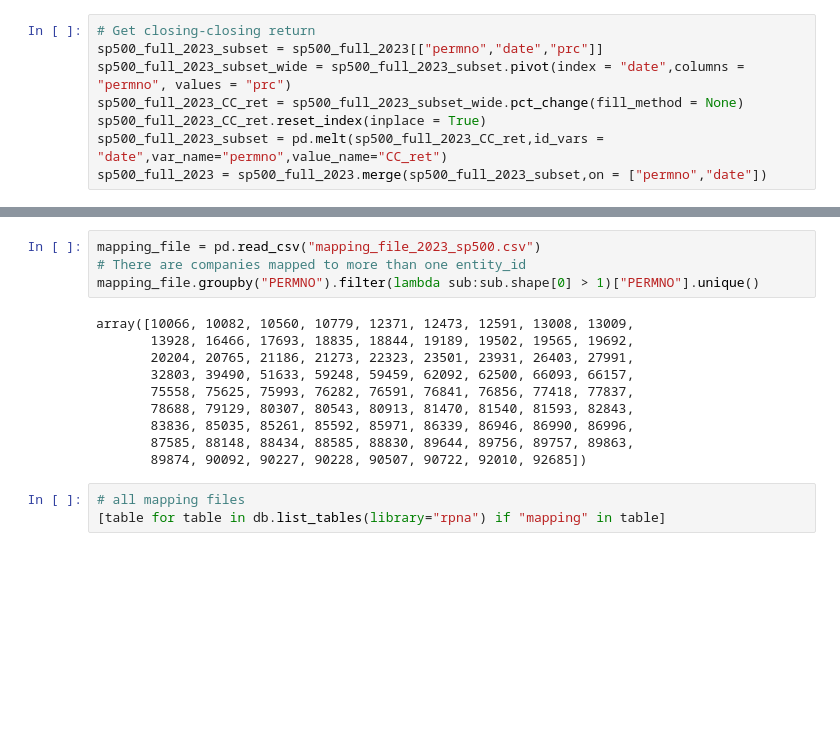
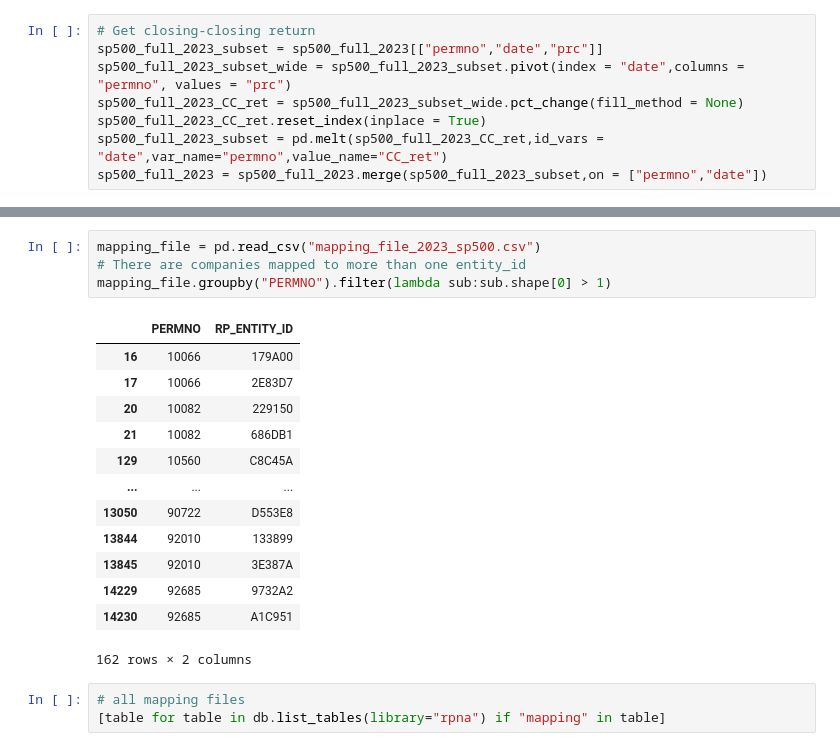
Before and after one commit to Connorwz/Topic-Modeling-in-Finance, a Jupyter notebook: Data collection and preprocessing.ipynb, the cells around one changed output, grey strips where cells are left out. Drawn from its saved outputs; the diff is of its cells as text; blank space fills up the shorter version.

```diff
--- a/Data collection and preprocessing.ipynb
+++ b/Data collection and preprocessing.ipynb
@@ -126,17 +133,21 @@ sp500_full_2023 = sp500_full_2023.merge(sp500_full_2023_subset,on = ["permno","d
 # %%
 mapping_file = pd.read_csv("mapping_file_2023_sp500.csv")
 # There are companies mapped to more than one entity_id
-mapping_file.groupby("PERMNO").filter(lambda sub:sub.shape[0] > 1)["PERMNO"].unique()
+mapping_file.groupby("PERMNO").filter(lambda sub:sub.shape[0] > 1)
 # %% [output]
+|  | PERMNO | RP_ENTITY_ID |
+| 16 | 10066 | 179A00 |
+| 17 | 10066 | 2E83D7 |
+| 20 | 10082 | 229150 |
+| 21 | 10082 | 686DB1 |
+| 129 | 10560 | C8C45A |
+| ... | ... | ... |
+| 13050 | 90722 | D553E8 |
+| 13844 | 92010 | 133899 |
+| 13845 | 92010 | 3E387A |
+| 14229 | 92685 | 9732A2 |
+| 14230 | 92685 | A1C951 |
-array([10066, 10082, 10560, 10779, 12371, 12473, 12591, 13008, 13009,
-       13928, 16466, 17693, 18835, 18844, 19189, 19502, 19565, 19692,
-       20204, 20765, 21186, 21273, 22323, 23501, 23931, 26403, 27991,
-       32803, 39490, 51633, 59248, 59459, 62092, 62500, 66093, 66157,
-       75558, 75625, 75993, 76282, 76591, 76841, 76856, 77418, 77837,
-       78688, 79129, 80307, 80543, 80913, 81470, 81540, 81593, 82843,
-       83836, 85035, 85261, 85592, 85971, 86339, 86946, 86990, 86996,
-       87585, 88148, 88434, 88585, 88830, 89644, 89756, 89757, 89863,
-       89874, 90092, 90227, 90228, 90507, 90722, 92010, 92685])
+162 rows × 2 columns
 # %%
 # all mapping files
 [table for table in db.list_tables(library="rpna") if "mapping" in table]
```
Also changed, not shown: parts of 10 cells of this notebook, 1 other file.
